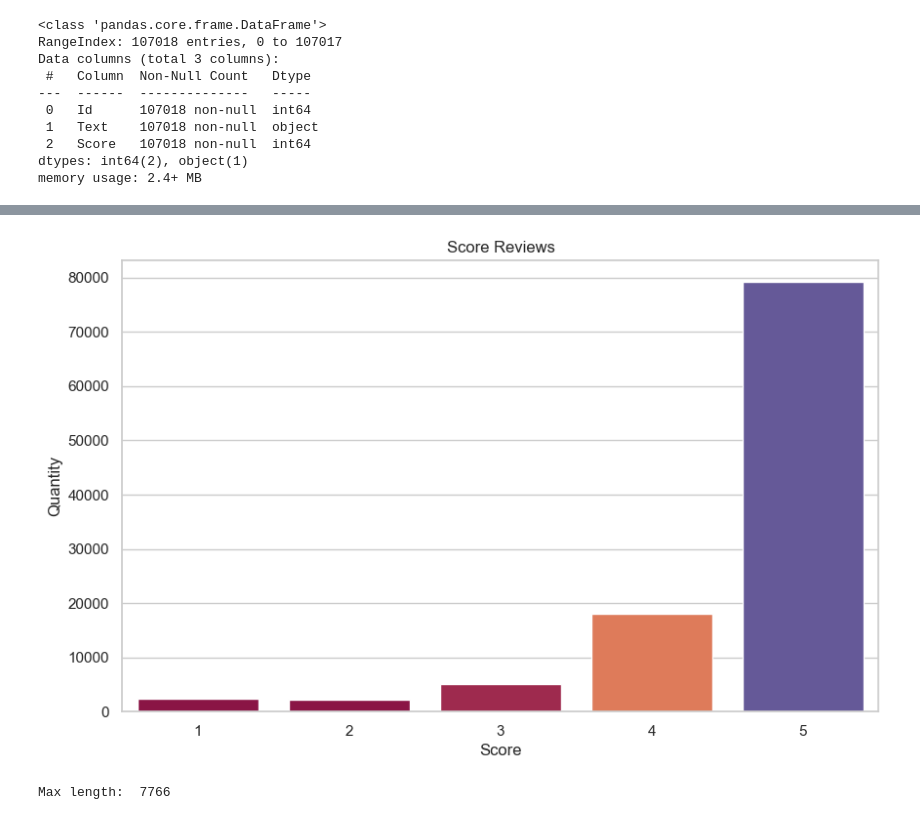
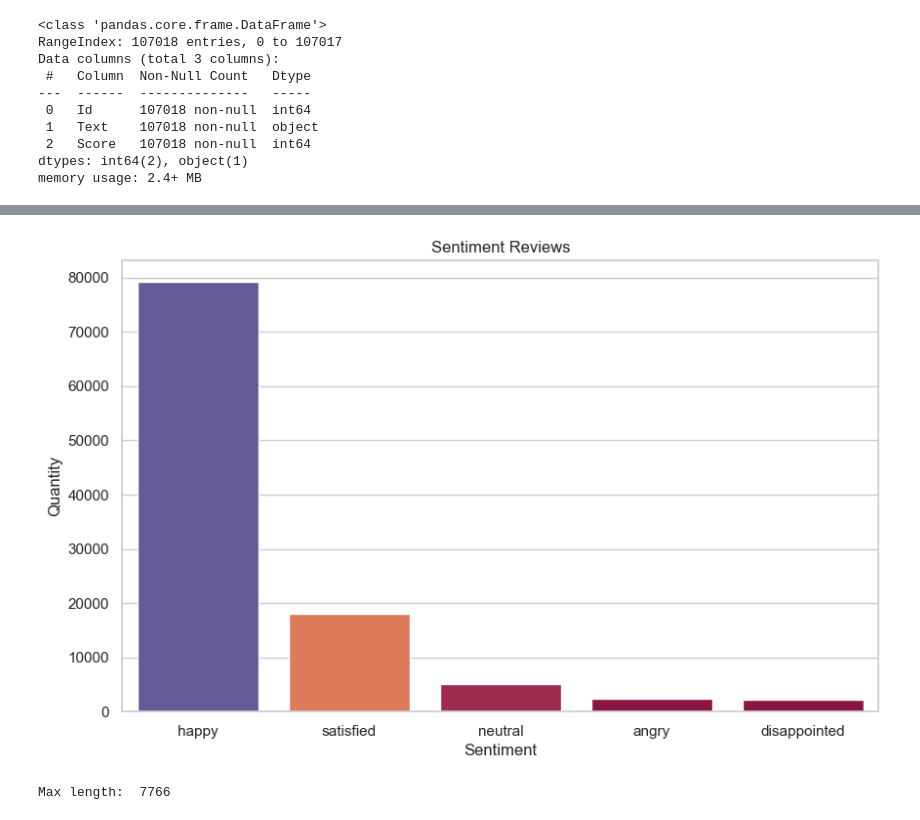
Before and after one commit to 8syncdev/Mashine-Learning---RoBerta---Base-Bert, a Jupyter notebook: jupiter/pretrained_bert.ipynb, the cells around one changed output, grey strips where cells are left out. Cells and saved outputs as stored; diff of their text form; code cells hidden in the pictures.

```diff
--- a/jupiter/pretrained_bert.ipynb
+++ b/jupiter/pretrained_bert.ipynb
@@ -48,7 +47,3 @@ df.head()
 | 2 | 2 | like!Prof and TAs are helpful and... | 5 |
 | 3 | 3 | Easy to follow and includes a lot... | 5 |
 | 4 | 4 | Really nice teacher!I could got t... | 4 |
-# %%
-df=df.rename(columns={'Review': 'Text', 'Label': 'Score'})
-df['Id'] = df['Id'] + 1
-df.head()
@@ -156,0 +114,15 @@ Name: count, dtype: int64
+# %%
+# Tạo ánh xạ từ điểm số sang nhãn cảm xúc
+score_to_sentiment = {
+    5: 'happy',
+    4: 'satisfied',
+    3: 'neutral',
+    2: 'disappointed',
+    1: 'angry'
+}
+
+# Thay đổi cột "Score" thành cột "Sentiment"
+df['Sentiment'] = df['Score'].map(score_to_sentiment)
+
+# Loại bỏ cột "Score" nếu không cần thiết
+df = df.drop(columns=['Score'])
@@ -157,20 +132,20 @@ Name: count, dtype: int64
 # %%
 # Lấy Series từ df['Score'].value_counts()
-score_counts = df['Score'].value_counts()
+score_counts = df['Sentiment'].value_counts()
 
 # Thiết lập môi trường trực quan
 sns.set(style="whitegrid", palette="pastel")
 
 # Vẽ biểu đồ thanh
 plt.figure(figsize=(10, 6))
 sns.barplot(x=score_counts.index, y=score_counts.values,
             palette="Spectral", legend=False, hue=score_counts.values)
-plt.title('Score Reviews')
-plt.xlabel('Score')
+plt.title('Sentiment Reviews')
+plt.xlabel('Sentiment')
 plt.ylabel('Quantity')
 plt.show()
 # %% [output]
-[figure, old version]
+[figure, new version]
 # %%
 # find the maximum length
 max_len = max([len(text) for text in df.Text])
```
Also changed, not shown: parts of 71 cells of this notebook, 3 other files.
